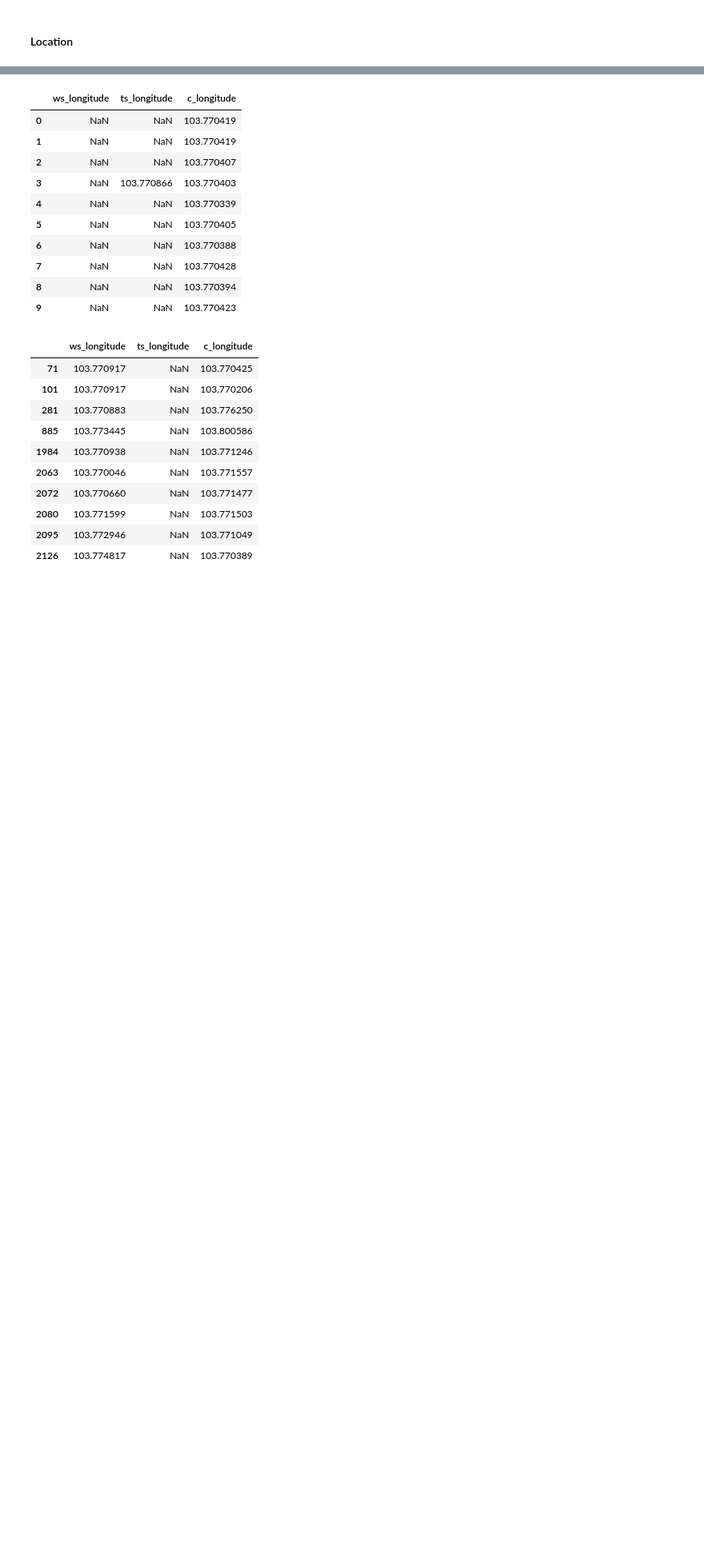
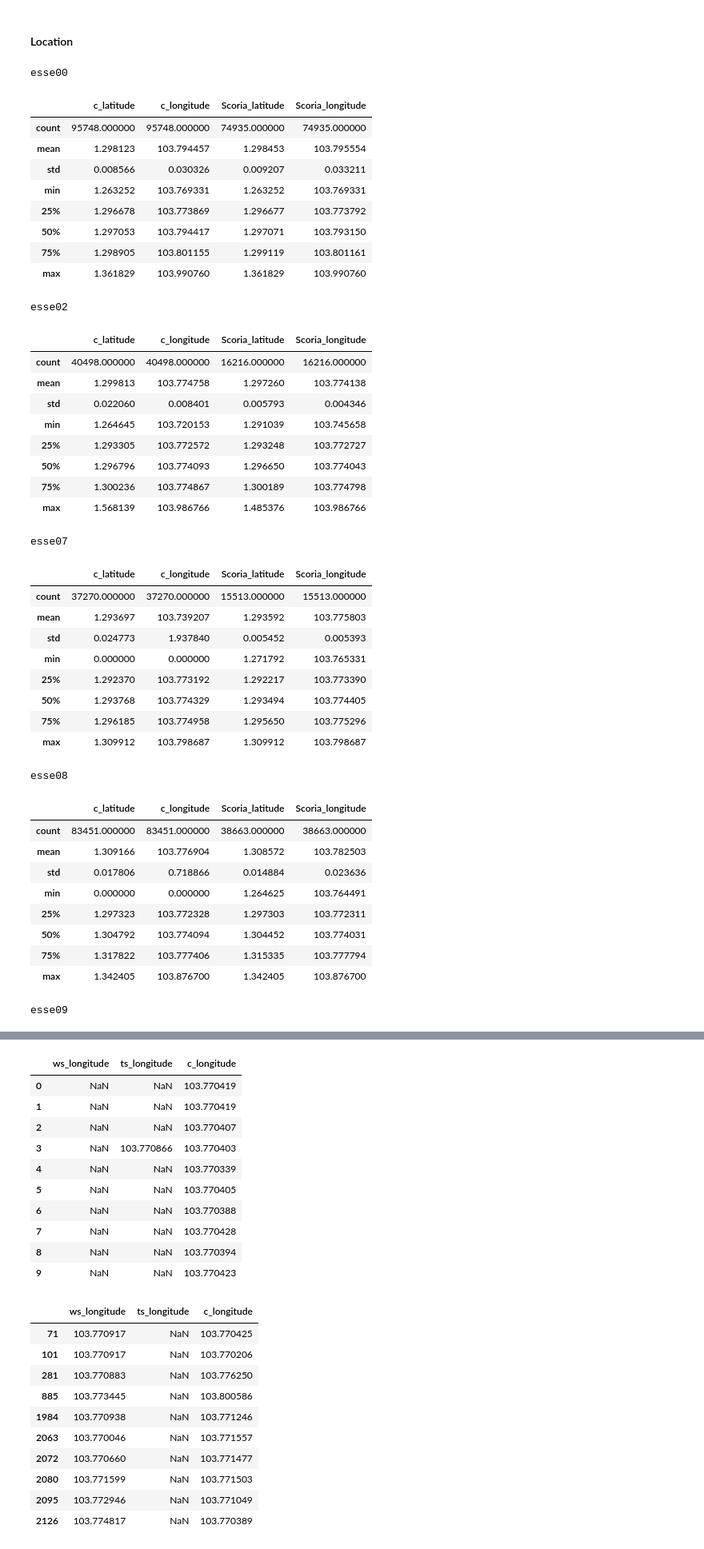
Before and after one commit to buds-lab/calma-esse-heat-stress-public, a Jupyter notebook: Esse/src/Main.ipynb, the cells around one changed output, grey strips where cells are left out. Shown: that part at 80% size. Saved outputs shown, nothing was run; the diff lists cells and outputs as text; code cells hidden in the pictures; blank space fills up the shorter version.

```diff
--- a/Esse/src/Main.ipynb
+++ b/Esse/src/Main.ipynb
@@ -61,11 +61,11 @@ WEEKS = "100"  # Number of weeks from which the data is retrieved, ending now, i
 lst_participants = ['esse00', 'esse02', 'esse07', 'esse08', 'esse09', 'esse10', 'esse11', 'esse13','esse14']
 #lst_participants = ['esse00', 'esse02']
 
-toggle_local_data = False #This determines if you want to use already locally stored data (defined in man_identifier), or if the new data should be pulled from Cozie.
+toggle_local_data = True #This determines if you want to use already locally stored data (defined in man_identifier), or if the new data should be pulled from Cozie.
 %store toggle_local_data
 #'True' - Take manual data
 #'False' - Take recent data
-man_identifier = '2024-04-04_0045'
+man_identifier = '2024-05-09_1233'
 %store man_identifier
 
 #Enables additional print statements
@@ -226,9 +221,9 @@ study_region: Union[gpd.GeoDataFrame, None] = gpd.read_file(study_region_shapefi
 
 for participant_id, df in participant_data_local.items():
     df['in_study_region'] = np.nan
-    df['participant_id'] = participant_id
+    df['id_participant'] = participant_id
 
-    df['in_study_region'] = df['in_study_region'].astype('str')
+    df['in_study_region'] = df['in_study_region'].astype(str)
 
     for index, row in df.iterrows():
         if pd.isna(row['index_time']):
@@ -238,7 +233,11 @@ for participant_id, df in participant_data_local.items():
             if study_region.contains(point[0]).any():
                 df.at[index, 'in_study_region'] = np.nan
             else:
-                df.at[index, 'in_study_region'] = 'NotRegion'
+                df.at[index, 'in_study_region'] = 'NotinRegion'
+
+    #true_count: int = df['in_study_region'].sum()
+    #false_count: int = (~df['in_study_region']).sum()
+    #print(participant_id, true_count, false_count)
 # %% [markdown]
 ## Time difference
 # %%
@@ -306,7 +259,7 @@ Results for flagged items as booleans for esse00 in the dictionary, NaN values a
 # %% [markdown]
 ## Define Run's
 # %%
-max_threshold: int = 360
+max_threshold: int = 300
 min_threshold: int = 1800
 
 
@@ -391,7 +336,6 @@ participant_data_local = _modules.import_scoria_and_add_to_dictionary(scoria_fil
                                                         debug=False)
 
 
-
 skintemp_filepath = os.path.join(directory_data_raw_path, 'SkinTemp')
 skintemp_file_paths, skintemp_file_names = _modules.find_files_in_directory(skintemp_filepath, 'csv')
 
@@ -418,10 +362,7 @@ for file_paths in skintemp_file_paths:
     split_filename = filename.split('_')
     participant_id = split_filename[0]
 
-    #chagned this, does it work now?
-    df['participant_id'] = participant_id
-    #display(df.head(5))
-
+    df['id_participant'] = participant_id
 
     # Calling the function
     all_selected_columns = additional_column + renamed_columns
@@ -459,3 +400,49 @@ columns_to_merge = ['ws_longitude', 'ts_longitude', 'Scoria_longitude']
 participant_data_local = _modules.merge_list_of_columns_in_dictionary(participant_data_local,
                                                             list_of_columns = columns_to_merge,
                                                             new_columnname = 'c_longitude')
+# %%
+for participant_id, participant_df in participant_data_local.items():
+    print(participant_id)
+    display(participant_df[['c_latitude', 'c_longitude', 'Scoria_latitude', 'Scoria_longitude']].describe())
+# %% [output]
+esse00
+|  | c_latitude | c_longitude | Scoria_latitude | Scoria_longitude |
+| count | 95748.000000 | 95748.000000 | 74935.000000 | 74935.000000 |
+| mean | 1.298123 | 103.794457 | 1.298453 | 103.795554 |
+| std | 0.008566 | 0.030326 | 0.009207 | 0.033211 |
+| min | 1.263252 | 103.769331 | 1.263252 | 103.769331 |
+| 25% | 1.296678 | 103.773869 | 1.296677 | 103.773792 |
+| 50% | 1.297053 | 103.794417 | 1.297071 | 103.793150 |
+| 75% | 1.298905 | 103.801155 | 1.299119 | 103.801161 |
+| max | 1.361829 | 103.990760 | 1.361829 | 103.990760 |
+esse02
+|  | c_latitude | c_longitude | Scoria_latitude | Scoria_longitude |
+| count | 40498.000000 | 40498.000000 | 16216.000000 | 16216.000000 |
+| mean | 1.299813 | 103.774758 | 1.297260 | 103.774138 |
+| std | 0.022060 | 0.008401 | 0.005793 | 0.004346 |
+| min | 1.264645 | 103.720153 | 1.291039 | 103.745658 |
+| 25% | 1.293305 | 103.772572 | 1.293248 | 103.772727 |
+| 50% | 1.296796 | 103.774093 | 1.296650 | 103.774043 |
+| 75% | 1.300236 | 103.774867 | 1.300189 | 103.774798 |
+| max | 1.568139 | 103.986766 | 1.485376 | 103.986766 |
+esse07
+|  | c_latitude | c_longitude | Scoria_latitude | Scoria_longitude |
+| count | 37270.000000 | 37270.000000 | 15513.000000 | 15513.000000 |
+| mean | 1.293697 | 103.739207 | 1.293592 | 103.775803 |
+| std | 0.024773 | 1.937840 | 0.005452 | 0.005393 |
+| min | 0.000000 | 0.000000 | 1.271792 | 103.765331 |
+| 25% | 1.292370 | 103.773192 | 1.292217 | 103.773390 |
+| 50% | 1.293768 | 103.774329 | 1.293494 | 103.774405 |
+| 75% | 1.296185 | 103.774958 | 1.295650 | 103.775296 |
+| max | 1.309912 | 103.798687 | 1.309912 | 103.798687 |
+esse08
+|  | c_latitude | c_longitude | Scoria_latitude | Scoria_longitude |
+| count | 83451.000000 | 83451.000000 | 38663.000000 | 38663.000000 |
+| mean | 1.309166 | 103.776904 | 1.308572 | 103.782503 |
+| std | 0.017806 | 0.718866 | 0.014884 | 0.023636 |
+| min | 0.000000 | 0.000000 | 1.264625 | 103.764491 |
+| 25% | 1.297323 | 103.772328 | 1.297303 | 103.772311 |
+| 50% | 1.304792 | 103.774094 | 1.304452 | 103.774031 |
+| 75% | 1.317822 | 103.777406 | 1.315335 | 103.777794 |
+| max | 1.342405 | 103.876700 | 1.342405 | 103.876700 |
+esse09
```
Also changed, not shown: parts of 14 cells of this notebook, 17 other files.
